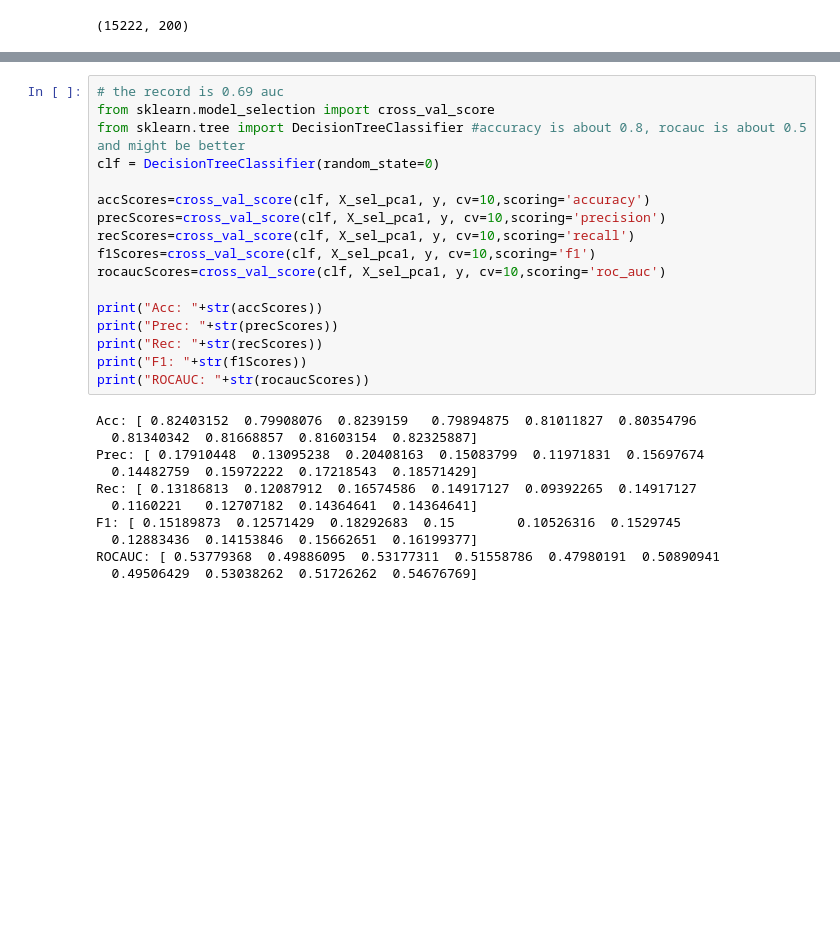
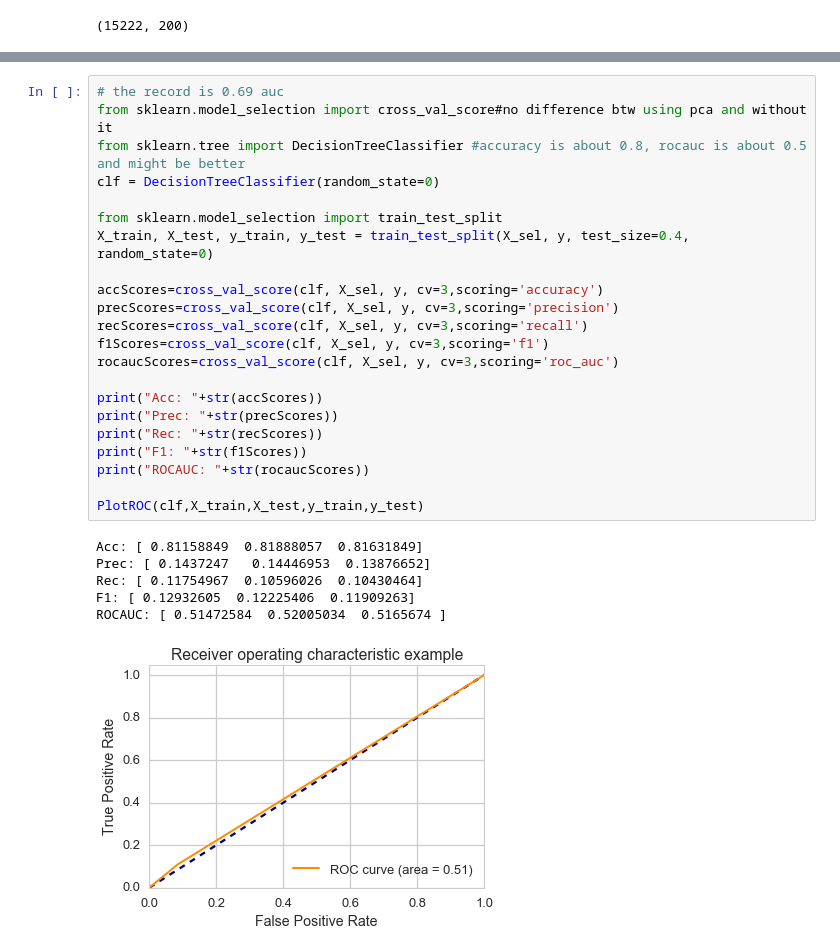
Before and after one commit to XuMuK1/IntroDS_HW, a Jupyter notebook: FinalProject/ServiceNotebook.ipynb, the cells around one changed output, grey strips where cells are left out. Drawn from its saved outputs; the diff is of its cells as text; blank space fills up the shorter version.

Commit message:
All tests are done

```diff
--- a/FinalProject/ServiceNotebook.ipynb
+++ b/FinalProject/ServiceNotebook.ipynb
@@ -191,30 +231,31 @@ array([ 81.28665432,  75.28611373,  67.4442343 ,  63.44355039,
 # %%
 # the record is 0.69 auc
-from sklearn.model_selection import cross_val_score
+from sklearn.model_selection import cross_val_score#no difference btw using pca and without it
 from sklearn.tree import DecisionTreeClassifier #accuracy is about 0.8, rocauc is about 0.5 and might be better
 clf = DecisionTreeClassifier(random_state=0)
 
-accScores=cross_val_score(clf, X_sel_pca1, y, cv=10,scoring='accuracy')
-precScores=cross_val_score(clf, X_sel_pca1, y, cv=10,scoring='precision')
-recScores=cross_val_score(clf, X_sel_pca1, y, cv=10,scoring='recall')
-f1Scores=cross_val_score(clf, X_sel_pca1, y, cv=10,scoring='f1')
-rocaucScores=cross_val_score(clf, X_sel_pca1, y, cv=10,scoring='roc_auc')
+from sklearn.model_selection import train_test_split
+X_train, X_test, y_train, y_test = train_test_split(X_sel, y, test_size=0.4, random_state=0)
+
+accScores=cross_val_score(clf, X_sel, y, cv=3,scoring='accuracy')
+precScores=cross_val_score(clf, X_sel, y, cv=3,scoring='precision')
+recScores=cross_val_score(clf, X_sel, y, cv=3,scoring='recall')
+f1Scores=cross_val_score(clf, X_sel, y, cv=3,scoring='f1')
+rocaucScores=cross_val_score(clf, X_sel, y, cv=3,scoring='roc_auc')
 
 print("Acc: "+str(accScores))
 print("Prec: "+str(precScores))
 print("Rec: "+str(recScores))
 print("F1: "+str(f1Scores))
 print("ROCAUC: "+str(rocaucScores))
+
+PlotROC(clf,X_train,X_test,y_train,y_test)
 # %% [output]
-Acc: [ 0.82403152  0.79908076  0.8239159   0.79894875  0.81011827  0.80354796
-  0.81340342  0.81668857  0.81603154  0.82325887]
-Prec: [ 0.17910448  0.13095238  0.20408163  0.15083799  0.11971831  0.15697674
-  0.14482759  0.15972222  0.17218543  0.18571429]
-Rec: [ 0.13186813  0.12087912  0.16574586  0.14917127  0.09392265  0.14917127
-  0.1160221   0.12707182  0.14364641  0.14364641]
-F1: [ 0.15189873  0.12571429  0.18292683  0.15        0.10526316  0.1529745
-  0.12883436  0.14153846  0.15662651  0.16199377]
-ROCAUC: [ 0.53779368  0.49886095  0.53177311  0.51558786  0.47980191  0.50890941
-  0.49506429  0.53038262  0.51726262  0.54676769]
+Acc: [ 0.81158849  0.81888057  0.81631849]
+Prec: [ 0.1437247   0.14446953  0.13876652]
+Rec: [ 0.11754967  0.10596026  0.10430464]
+F1: [ 0.12932605  0.12225406  0.11909263]
+ROCAUC: [ 0.51472584  0.52005034  0.5165674 ]
+[figure, added]
 # %%
 from sklearn.model_selection import cross_val_score
```
Also changed, not shown: parts of 6 cells of this notebook.
